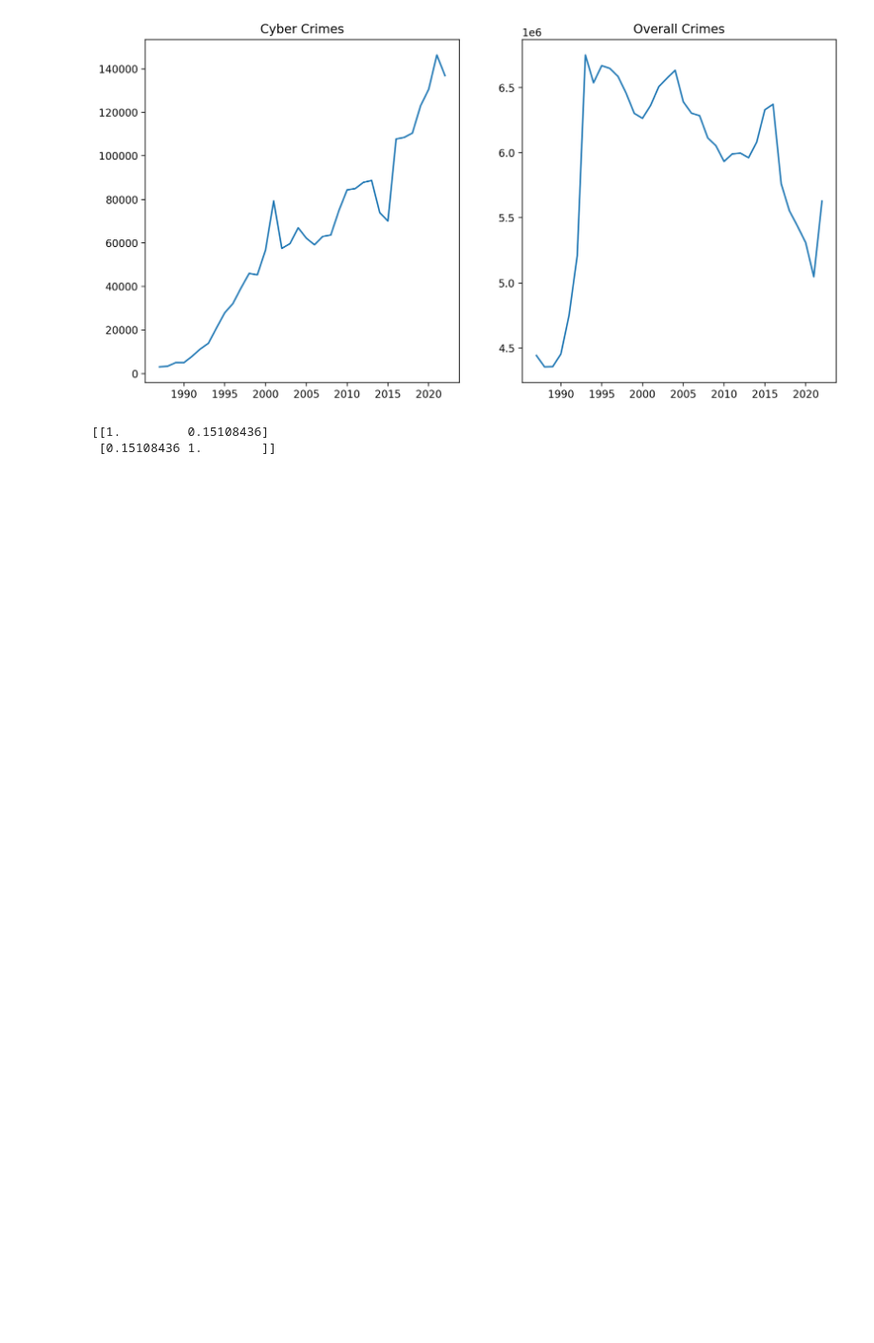
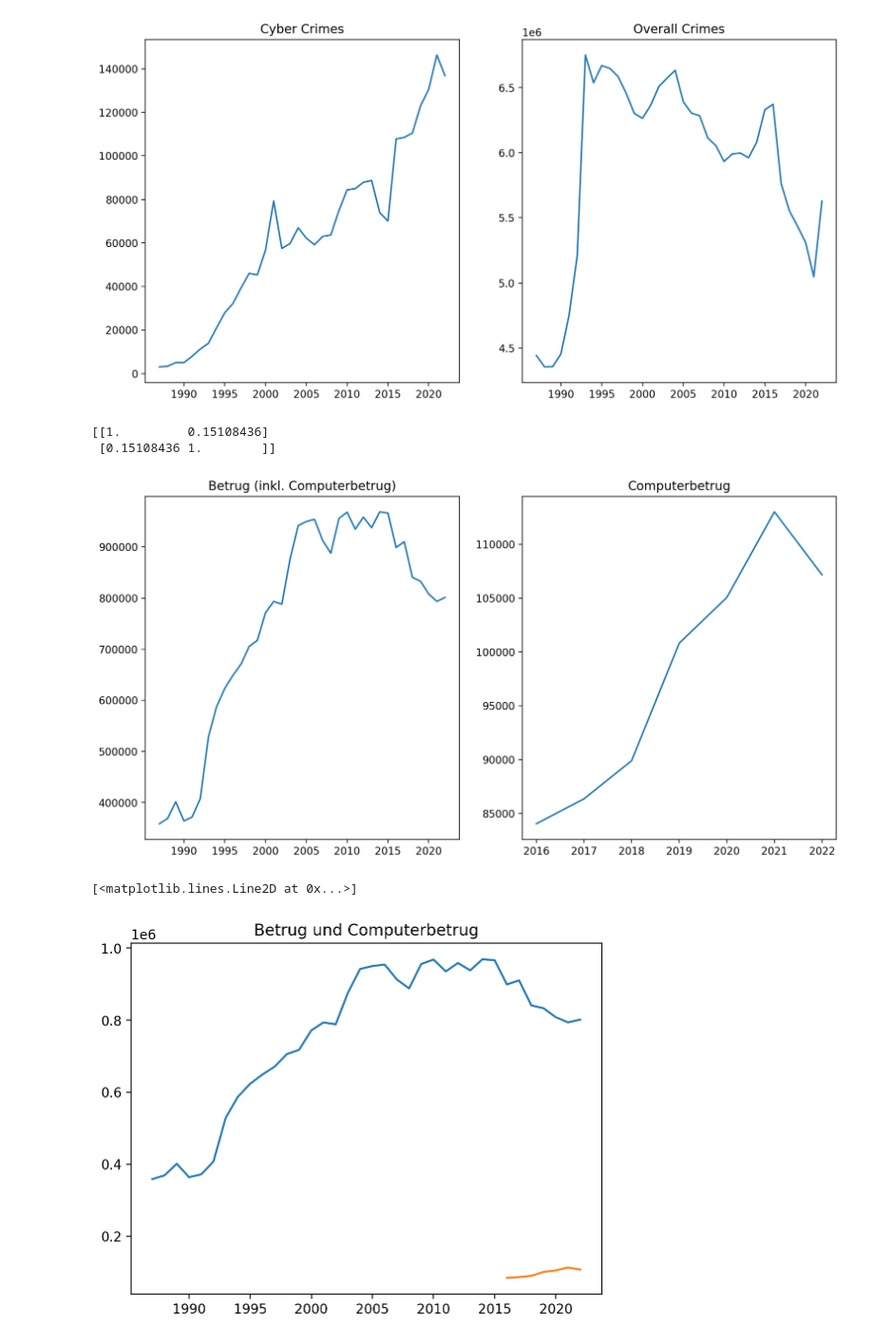
Before and after one commit to LukaslWeber/DataLit-Crime-Project, a Jupyter notebook: exploraton.ipynb, the cells around one changed output. Shown at 95% size. Cells and saved outputs as stored; diff of their text form; code cells hidden in the pictures; blank space fills up the shorter version.

Commit message:
First look at Betrug and Computerbetrug

```diff
--- a/exploraton.ipynb
+++ b/exploraton.ipynb
@@ -211,13 +211,16 @@ data[2021]['BU-F-08'] # error for 2022 due to different file structure
 # %% [markdown]
 Creating some plots to visualize the relation between vrimes in gerneal and cybercrimes
 # %%
-cyber_crimes = df_z_t01_f[df_z_t01_f['Schluessel'] == '897000']
-cyber_crimes_x = list(cyber_crimes['Jahr'])
-cyber_crimes_y = list(cyber_crimes['erfasste Faelle'])
+def get_data_times_series(key):
+    crime_data = df_z_t01_f[df_z_t01_f['Schluessel'] == key]
+    crime_data_years = list(crime_data['Jahr'])
+    crime_data_cases = list(crime_data['erfasste Faelle'])
 
-all_crimes = df_z_t01_f[df_z_t01_f['Schluessel'] == '------']
-all_crimes_x = list(all_crimes['Jahr'])
-all_crimes_y = list(all_crimes['erfasste Faelle'])
+    return crime_data, crime_data_years, crime_data_cases
+
+
+all_crimes, all_crimes_x, all_crimes_y = get_data_times_series('------')
+cyber_crimes, cyber_crimes_x, cyber_crimes_y = get_data_times_series('897000')
 
 
 fig, axs = plt.subplots(1, 2, figsize=(12, 6))
@@ -236,3 +239,24 @@ print(np.corrcoef(all_crimes_y, cyber_crimes_y))
 # %% [output]
 [[1.         0.15108436]
  [0.15108436 1.        ]]
+# %%
+computerbetrug, computerbetrug_x, computerbetrug_y = get_data_times_series('897100')
+betrug, betrug_x, betrug_y = get_data_times_series('510000')
+
+fig, axs = plt.subplots(1, 2, figsize=(12, 6))
+
+axs[0].plot(betrug_x, betrug_y)
+axs[0].set_title('Betrug (inkl. Computerbetrug)')
+
+axs[1].plot(computerbetrug_x, computerbetrug_y)
+axs[1].set_title('Computerbetrug')
+plt.show()
+plt.close()
+
+plt.title('Betrug und Computerbetrug')
+plt.plot(betrug_x, betrug_y)
+plt.plot(computerbetrug_x, computerbetrug_y)
+# %% [output]
+[figure, added]
+[<matplotlib.lines.Line2D at 0x...>]
+[figure, added]
```
Also changed, not shown: parts of 2 cells of this notebook.
